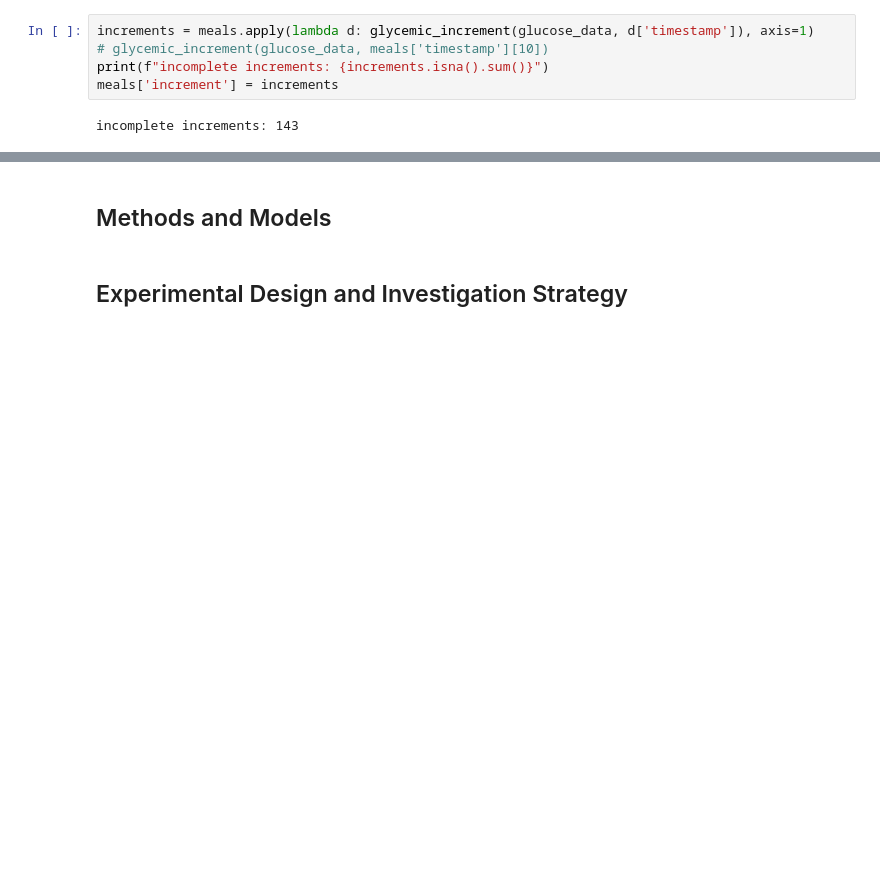
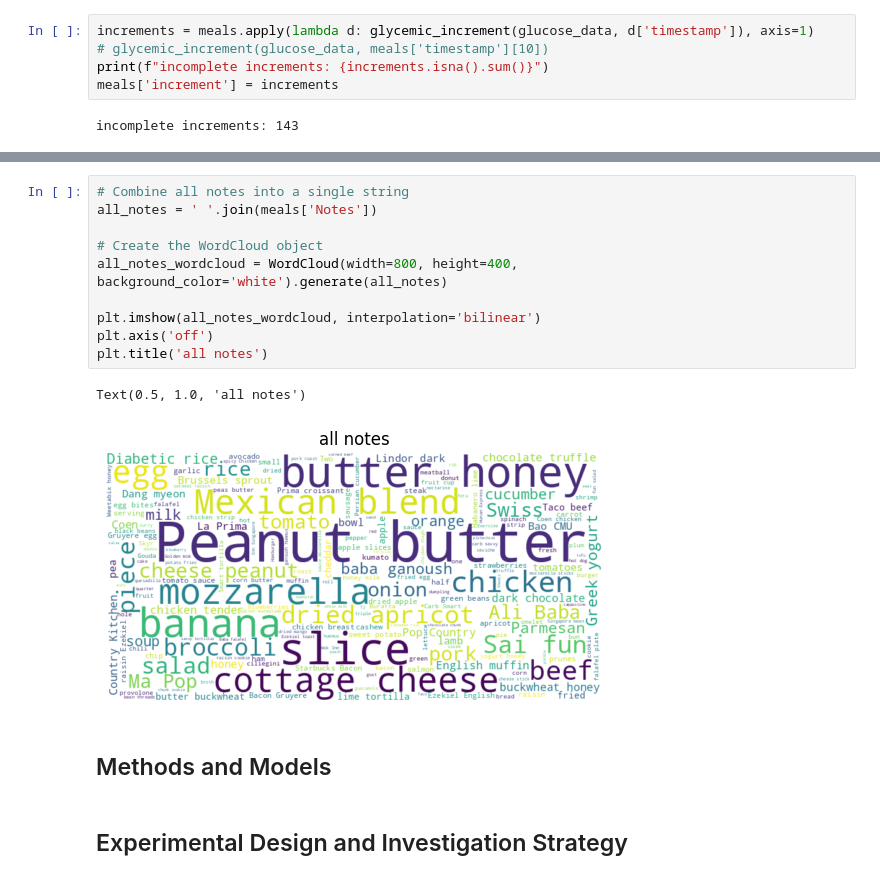
Before and after one commit to piggyatbaqaqi/sugarbowl, a Jupyter notebook: explore/sugarbowl_piggy.ipynb, the cells around one changed output, grey strips where cells are left out. Drawn from its saved outputs; the diff is of its cells as text; blank space fills up the shorter version.

Commit message:
Add a wordcloud.

```diff
--- a/explore/sugarbowl_piggy.ipynb
+++ b/explore/sugarbowl_piggy.ipynb
@@ -180,3 +201,16 @@ plt.scatter(meals['timestamp'], meals['increment'])
+# %%
+# Combine all notes into a single string
+all_notes = ' '.join(meals['Notes'])
+
+# Create the WordCloud object
+all_notes_wordcloud = WordCloud(width=800, height=400, background_color='white').generate(all_notes)
+
+plt.imshow(all_notes_wordcloud, interpolation='bilinear')
+plt.axis('off')
+plt.title('all notes')
+# %% [output]
+Text(0.5, 1.0, 'all notes')
+[figure, added]
 # %% [markdown]
 ## Methods and Models
 # %% [markdown]
```
Also changed, not shown: parts of 5 cells of this notebook.
